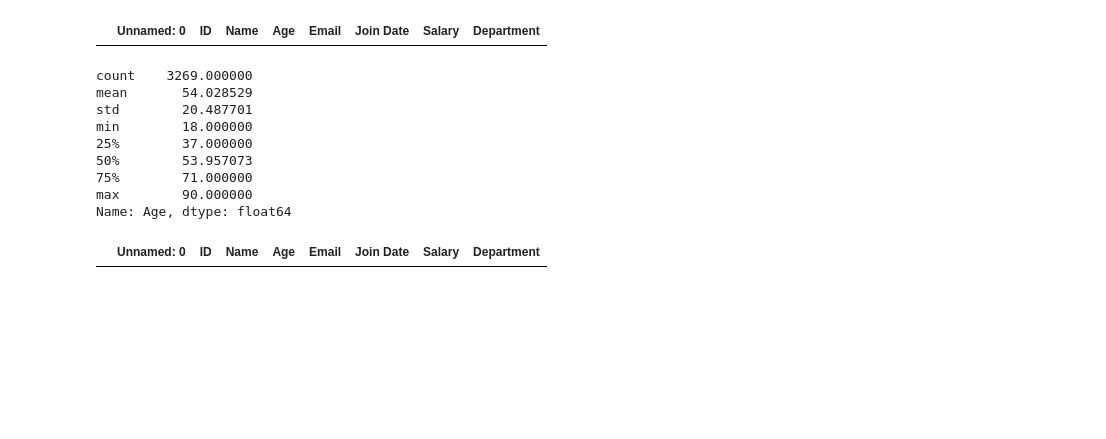
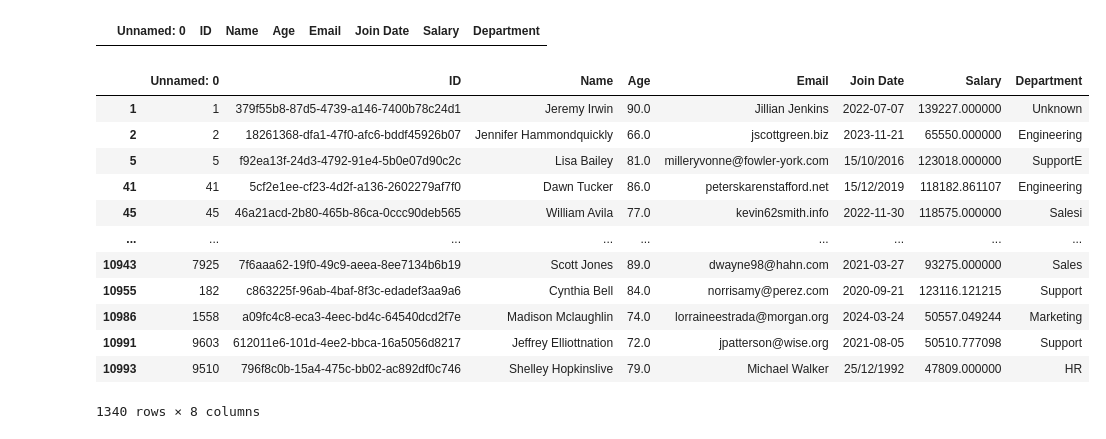
Before and after one commit to Shahla106/Datahut-QA-Assignment, a Jupyter notebook: Notebooks/data_cleaning.ipynb, the cells around one changed output. Cells and saved outputs as stored; diff of their text form; code cells hidden in the pictures; blank space fills up the shorter version.

```diff
--- a/Notebooks/data_cleaning.ipynb
+++ b/Notebooks/data_cleaning.ipynb
@@ -232,18 +296,20 @@ df[df['Name'].str.len() < 3]
 # %%
 # Check age range
 df['Age'].describe()
+
+# Show extreme ages
+df[(df['Age'] < 15) | (df['Age'] > 65)]
 # %% [output]
+|  | Unnamed: 0 | ID | Name | Age | Email | Join Date | Salary | Department |
+| 1 | 1 | 379f55b8-87d5-4739-a146-7400b78c24d1 | Jeremy Irwin | 90.0 | Jillian Jenkins | 2022-07-07 | 139227.000000 | Unknown |
+| 2 | 2 | 18261368-dfa1-47f0-afc6-bddf45926b07 | Jennifer Hammondquickly | 66.0 | jscottgreen.biz | 2023-11-21 | 65550.000000 | Engineering |
+| 5 | 5 | f92ea13f-24d3-4792-91e4-5b0e07d90c2c | Lisa Bailey | 81.0 | milleryvonne@fowler-york.com | 15/10/2016 | 123018.000000 | SupportE |
+| 41 | 41 | 5cf2e1ee-cf23-4d2f-a136-2602279af7f0 | Dawn Tucker | 86.0 | peterskarenstafford.net | 15/12/2019 | 118182.861107 | Engineering |
+| 45 | 45 | 46a21acd-2b80-465b-86ca-0ccc90deb565 | William Avila | 77.0 | kevin62smith.info | 2022-11-30 | 118575.000000 | Salesi |
+| ... | ... | ... | ... | ... | ... | ... | ... | ... |
+| 10943 | 7925 | 7f6aaa62-19f0-49c9-aeea-8ee7134b6b19 | Scott Jones | 89.0 | dwayne98@hahn.com | 2021-03-27 | 93275.000000 | Sales |
+| 10955 | 182 | c863225f-96ab-4baf-8f3c-edadef3aa9a6 | Cynthia Bell | 84.0 | norrisamy@perez.com | 2020-09-21 | 123116.121215 | Support |
+| 10986 | 1558 | a09fc4c8-eca3-4eec-bd4c-64540dcd2f7e | Madison Mclaughlin | 74.0 | lorraineestrada@morgan.org | 2024-03-24 | 50557.049244 | Marketing |
+| 10991 | 9603 | 612011e6-101d-4ee2-bbca-16a5056d8217 | Jeffrey Elliottnation | 72.0 | jpatterson@wise.org | 2021-08-05 | 50510.777098 | Support |
+| 10993 | 9510 | 796f8c0b-15a4-475c-bb02-ac892df0c746 | Shelley Hopkinslive | 79.0 | Michael Walker | 25/12/1992 | 47809.000000 | HR |
-count    3269.000000
-mean       54.028529
-std        20.487701
-min        18.000000
-25%        37.000000
-50%        53.957073
-75%        71.000000
-max        90.000000
-Name: Age, dtype: float64
+1340 rows × 8 columns
-# %%
-# Show extreme ages
-df[(df['Age'] < 15) | (df['Age'] > 100)]
-# %% [output]
-|  | Unnamed: 0 | ID | Name | Age | Email | Join Date | Salary | Department |
```
Also changed, not shown: parts of 97 cells of this notebook, 1 other file.
